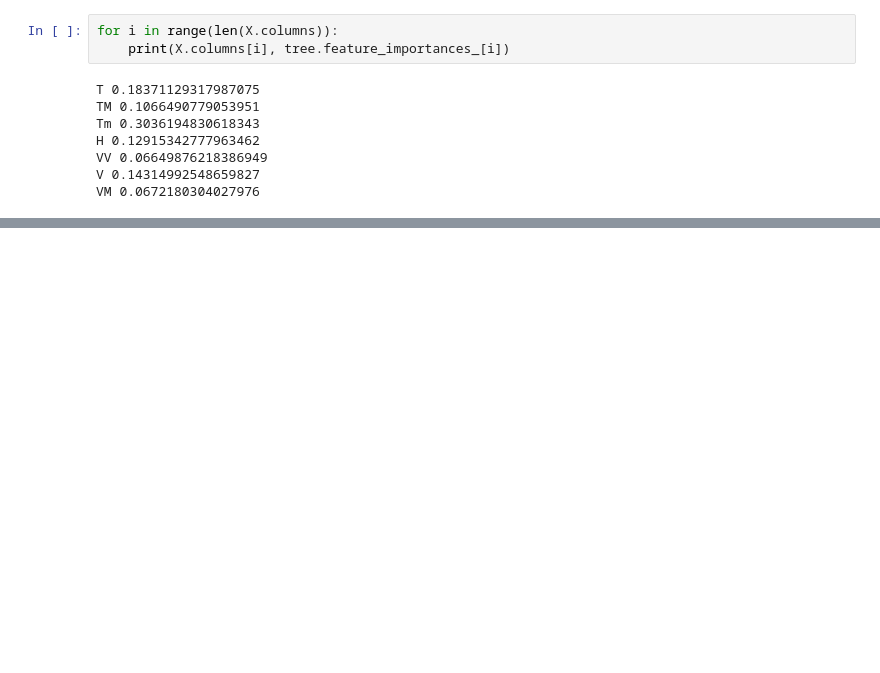
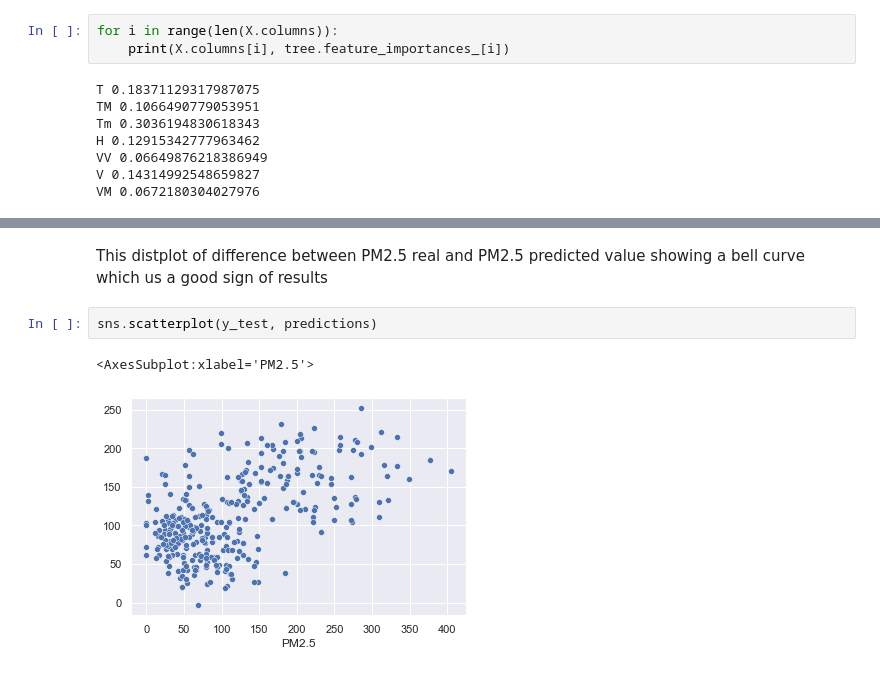
Before and after one commit to hsahu615/AQI_Project, a Jupyter notebook: Main.ipynb, the cells around one changed output, grey strips where cells are left out. Saved outputs shown, nothing was run; the diff lists cells and outputs as text; blank space fills up the shorter version.

```diff
--- a/Main.ipynb
+++ b/Main.ipynb
@@ -101,0 +152,7 @@ plt.figure()
+# %% [markdown]
+This distplot of difference between PM2.5 real and PM2.5 predicted value showing a bell curve which us a good sign of results
+# %%
+sns.scatterplot(y_test, predictions)
+# %% [output]
+<AxesSubplot:xlabel='PM2.5'>
+[figure, added]
```
Also changed, not shown: parts of 21 cells of this notebook, 2 other files.
